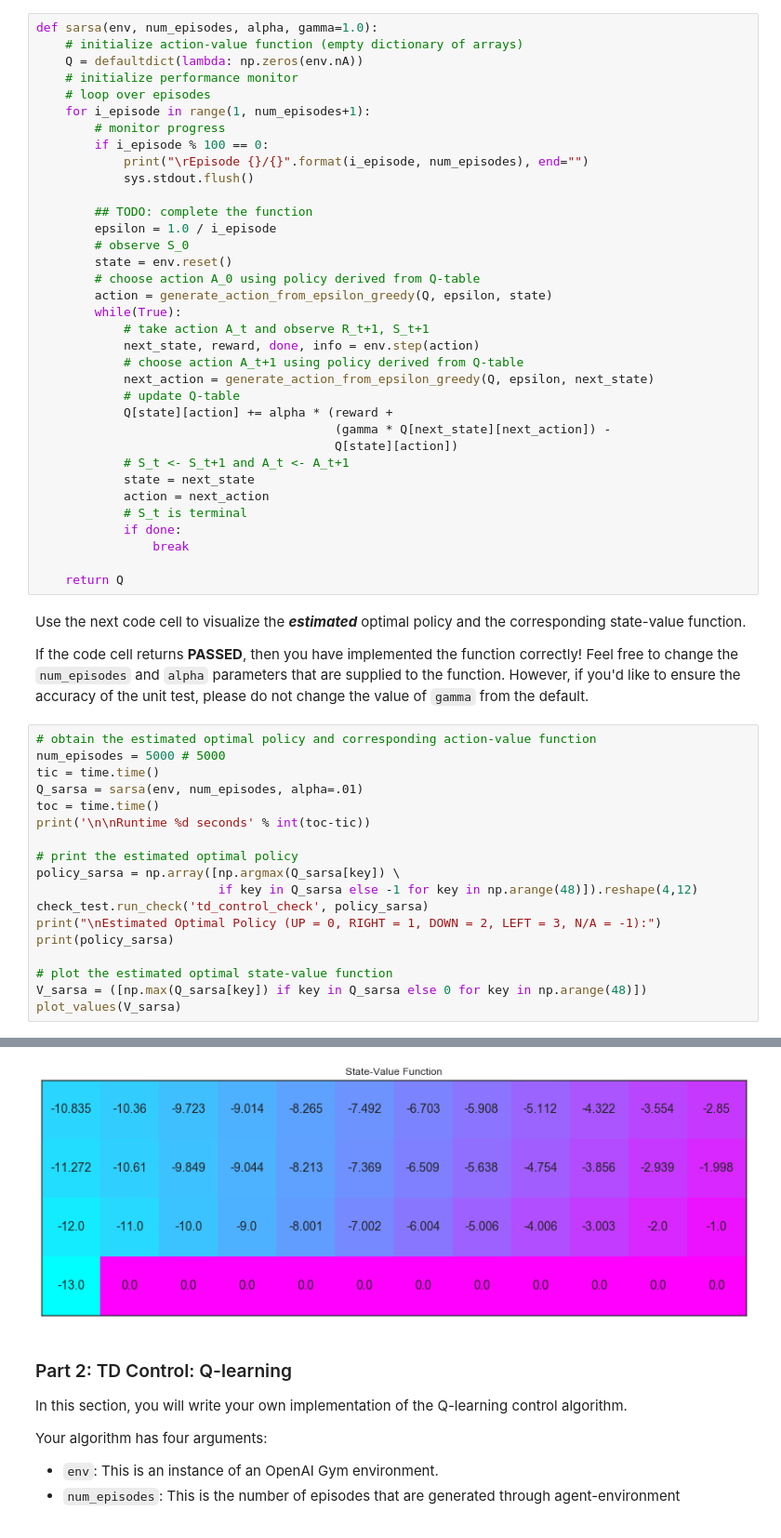
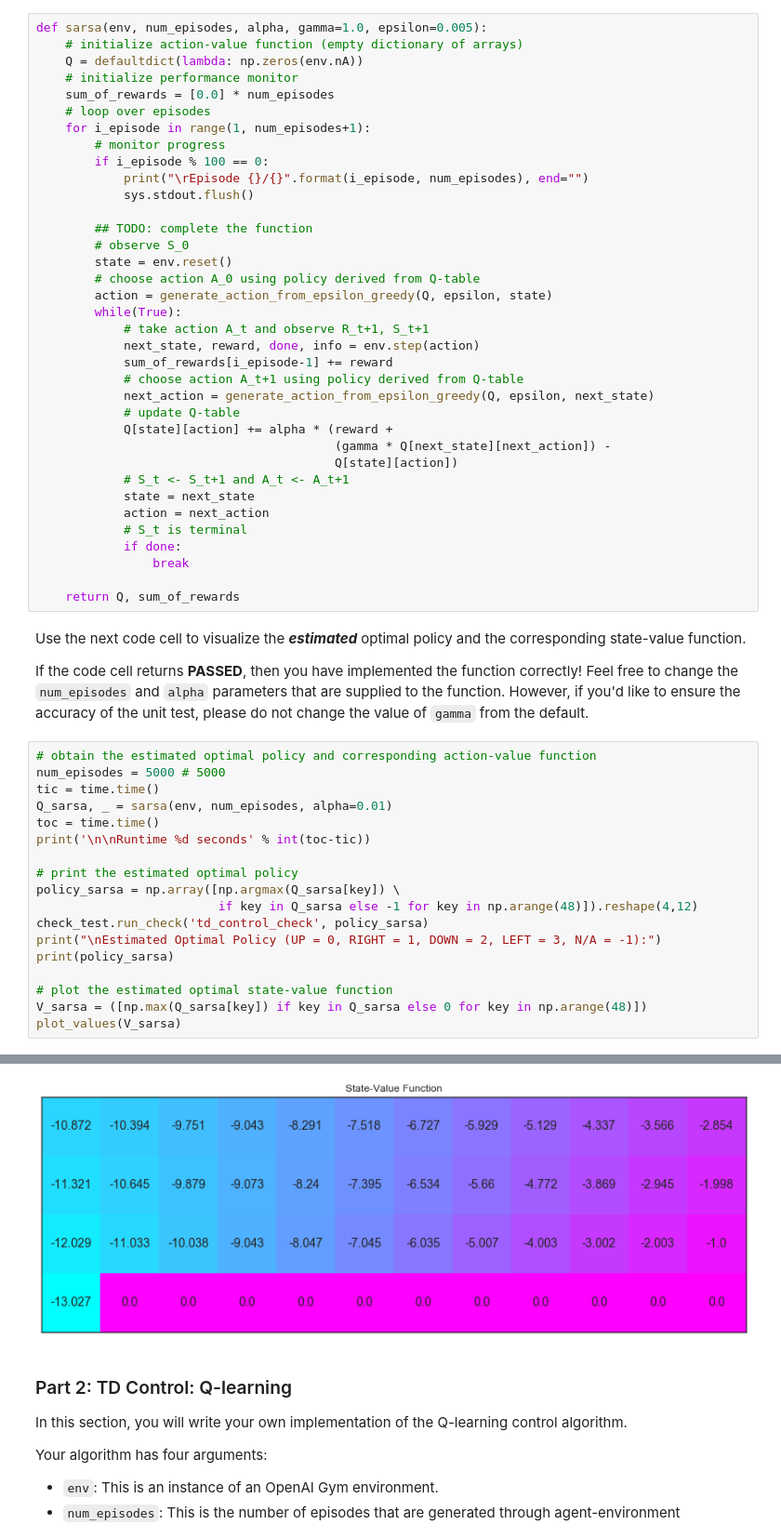
Before and after one commit to ekaakurniawan/DRLND, a Jupyter notebook: assignments/P1-Intro/L7-Temporal-Difference/Temporal_Difference.ipynb, the cells around one changed output, grey strips where cells are left out. Shown at 93% size. Saved outputs shown, nothing was run; the diff lists cells and outputs as text.

```diff
--- a/assignments/P1-Intro/L7-Temporal-Difference/Temporal_Difference.ipynb
+++ b/assignments/P1-Intro/L7-Temporal-Difference/Temporal_Difference.ipynb
@@ -136,10 +136,11 @@ def generate_action_from_epsilon_greedy(Q, epsilon, state):
 The algorithm for Sarsa.`[2]`
 ![algo-sarsa](./images/algo-sarsa.png)
 # %%
-def sarsa(env, num_episodes, alpha, gamma=1.0):
+def sarsa(env, num_episodes, alpha, gamma=1.0, epsilon=0.005):
     # initialize action-value function (empty dictionary of arrays)
     Q = defaultdict(lambda: np.zeros(env.nA))
     # initialize performance monitor
+    sum_of_rewards = [0.0] * num_episodes
     # loop over episodes
     for i_episode in range(1, num_episodes+1):
         # monitor progress
@@ -148,7 +149,6 @@ def sarsa(env, num_episodes, alpha, gamma=1.0):
             sys.stdout.flush()
 
         ## TODO: complete the function
-        epsilon = 1.0 / i_episode
         # observe S_0
         state = env.reset()
         # choose action A_0 using policy derived from Q-table
@@ -156,6 +156,7 @@ def sarsa(env, num_episodes, alpha, gamma=1.0):
         while(True):
             # take action A_t and observe R_t+1, S_t+1
             next_state, reward, done, info = env.step(action)
+            sum_of_rewards[i_episode-1] += reward
             # choose action A_t+1 using policy derived from Q-table
             next_action = generate_action_from_epsilon_greedy(Q, epsilon, next_state)
             # update Q-table
@@ -169,7 +170,7 @@ def sarsa(env, num_episodes, alpha, gamma=1.0):
             if done:
                 break
 
-    return Q
+    return Q, sum_of_rewards
 # %% [markdown]
 Use the next code cell to visualize the **_estimated_** optimal policy and the corresponding state-value function.
 
@@ -178,7 +179,7 @@ If the code cell returns **PASSED**, then you have implemented the function corr
 # obtain the estimated optimal policy and corresponding action-value function
 num_episodes = 5000 # 5000
 tic = time.time()
-Q_sarsa = sarsa(env, num_episodes, alpha=.01)
+Q_sarsa, _ = sarsa(env, num_episodes, alpha=0.01)
 toc = time.time()
 print('\n\nRuntime %d seconds' % int(toc-tic))
 
@@ -203,6 +204,6 @@ Estimated Optimal Policy (UP = 0, RIGHT = 1, DOWN = 2, LEFT = 3, N/A = -1):
  [ 1  1  1  1  1  1  1  1  1  1  1  2]
  [ 0 -1 -1 -1 -1 -1 -1 -1 -1 -1 -1  0]]
-[figure, old version]
+[figure, new version]
 # %% [markdown]
 ### Part 2: TD Control: Q-learning
 
```
Also changed, not shown: parts of 9 cells of this notebook.
